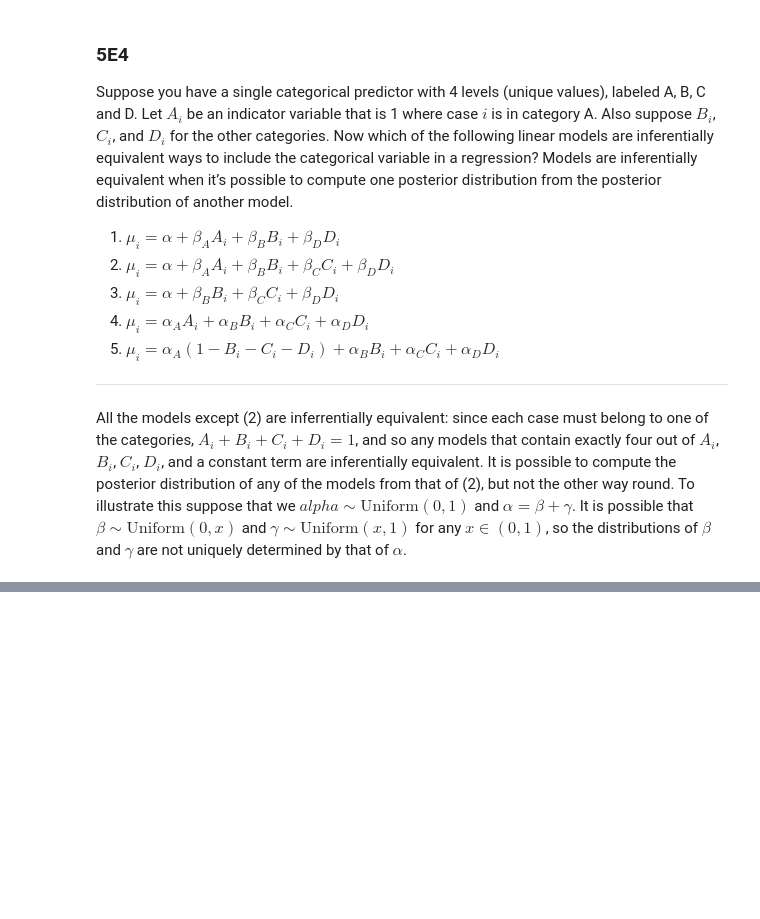
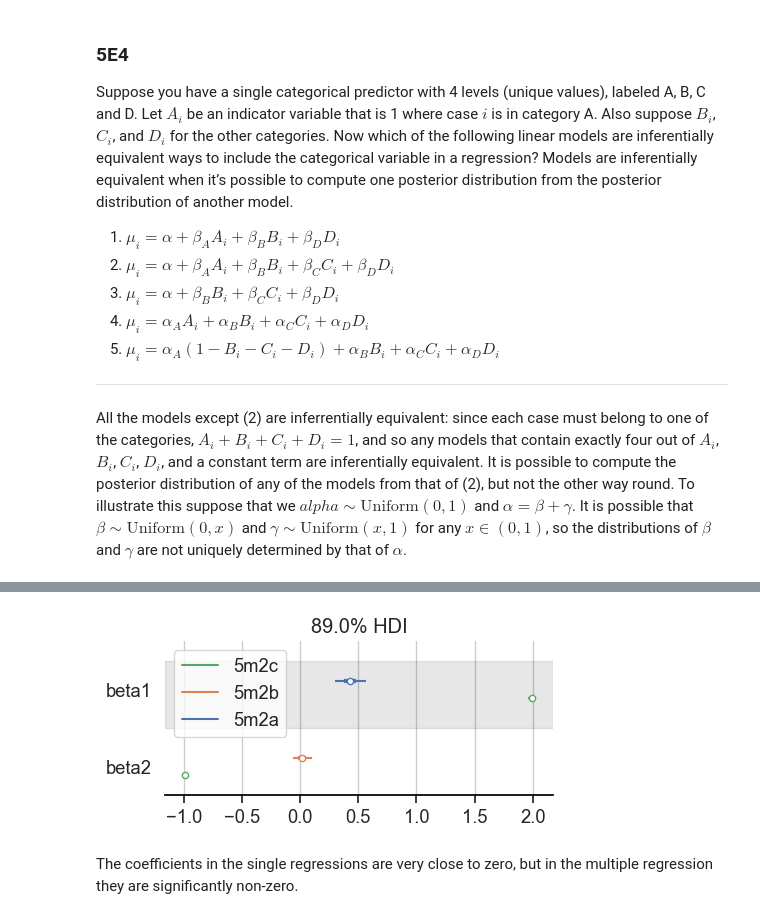
Before and after one commit to chris-leonard/statistical-rethinking, a Jupyter notebook: exercises/chapter_5.ipynb, the cells around one changed output, grey strips where cells are left out. Cells and saved outputs as stored; diff of their text form; code cells hidden in the pictures; blank space fills up the shorter version.

```diff
--- a/exercises/chapter_5.ipynb
+++ b/exercises/chapter_5.ipynb
@@ -117,0 +399,22 @@ It is possible that $\beta \sim \text{Uniform}(0, x)$ and $\gamma \sim \text{Uni
+# %%
+def add_noise(x, size, scale):
+    return x + +stats.norm.rvs(loc=0, scale=scale, size=size)
+# %%
+n_samples = 100
+
+x1 = np.linspace(-2, 2, n_samples)
+x1 = add_noise(x1, n_samples, 0.5)
+
+x2 = np.linspace(-4, 4, n_samples)
+x2 = add_noise(x2, n_samples, 0.5)
+
+y = 2 * x1 - x2 + 1
+y = add_noise(y, n_samples, 0.1)
+
+data = pd.DataFrame(
+    {
+        "x1": x1,
+        "x2": x2,
+        "y": y,
+    }
+)
@@ -117,0 +498,14 @@ It is possible that $\beta \sim \text{Uniform}(0, x)$ and $\gamma \sim \text{Uni
+# %%
+pm.plot_forest(
+    [trace_5m2a, trace_5m2b, trace_5m2c],
+    model_names=["5m2a", "5m2b", "5m2c"],
+    var_names=["beta"],
+    filter_vars="regex",
+    combined=True,
+    hdi_prob=0.89,
+    figsize=(5, 2),
+);
+# %% [output]
+[figure, added]
+# %% [markdown]
+The coefficients in the single regressions are very close to zero, but in the multiple regression they are significantly non-zero.
```
Also changed, not shown: parts of 58 cells of this notebook, 1 other file.
